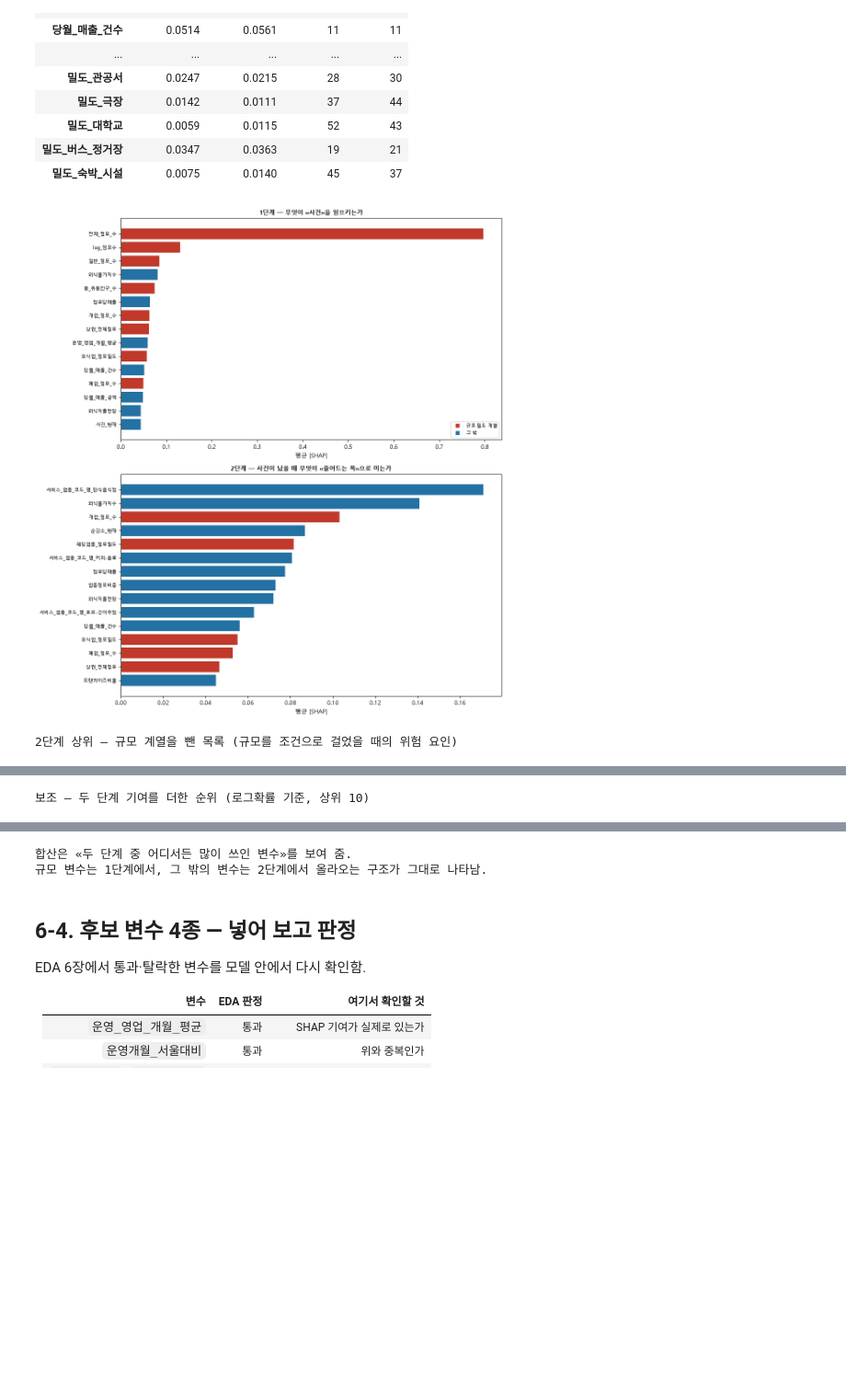
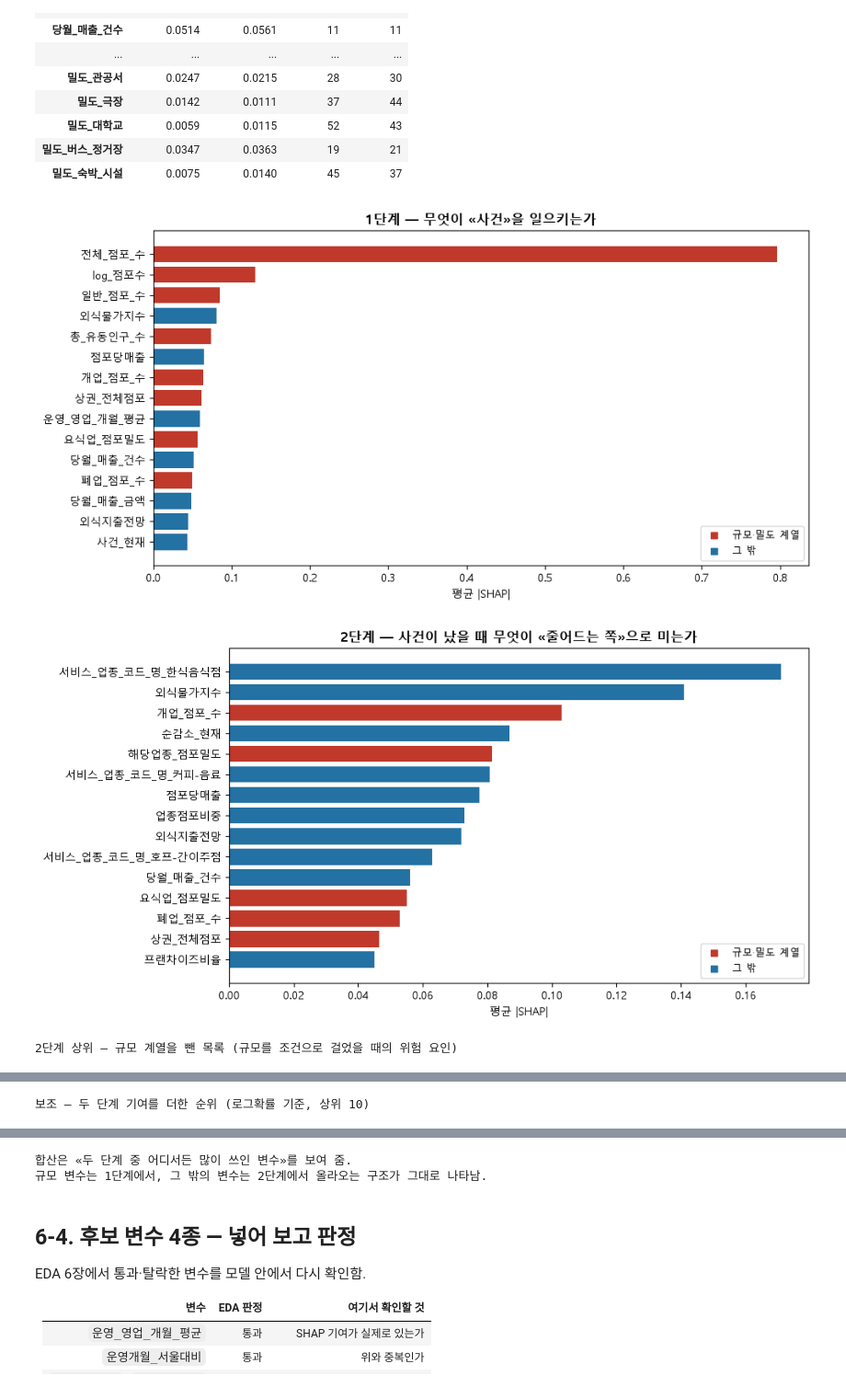
Before and after one commit to d97610-cloud/ai-data-bootcamp, a Jupyter notebook: MLProject/상권_폐업위험_모델링.ipynb, the cells around one changed output, grey strips where cells are left out. Shown at 92% size. Cells and saved outputs as stored; diff of their text form; code cells hidden in the pictures; blank space fills up the shorter version.

```diff
--- a/MLProject/상권_폐업위험_모델링.ipynb
+++ b/MLProject/상권_폐업위험_모델링.ipynb
@@ -305,18 +305,20 @@ print(f"참고: 전부 0으로 찍어도 정확도는 {1-yva.mean():.1%} 임 —
 
 대신 7장에서 1위 모델과 **같은 테스트 분기에 나란히 놓고** 성능을 보고함.
 # %%
-fig, ax = plt.subplots(2, 1, figsize=(11, 9.5))
+fig, ax = plt.subplots(figsize=(10, 5.2)); ax = [ax]
 for name, (mdl, mode) in fitted.items():
     s = score_of(mdl, Xva_f if mode == "fill" else Xva)
     pr, rc, _ = precision_recall_curve(yva, s)
     ax[0].plot(rc, pr, lw=1.6, label=f"{name} (AP={average_precision_score(yva,s):.3f})")
 ax[0].axhline(yva.mean(), ls="--", c="gray", lw=1, label=f"기저율 {yva.mean():.3f}")
 ax[0].set_xlabel("재현율"); ax[0].set_ylabel("정밀도")
-ax[0].set_title("검증(2025Q4 결과) 정밀도-재현율 곡선", weight="bold"); ax[0].legend(fontsize=7.5)
+ax[0].set_title("검증(2025Q4 결과) 정밀도-재현율 곡선", weight="bold"); ax[0].legend(fontsize=9)
+plt.tight_layout(); plt.savefig(FIG / "model_pr.png", dpi=130); plt.show()
 
+fig, ax = plt.subplots(figsize=(10, 4.2)); ax = [None, ax]
 CMP["AP"].sort_values().plot.barh(ax=ax[1], color="#5b8db8")
 ax[1].axvline(yva.mean(), ls="--", c="gray", lw=1)
 ax[1].set_title("모델별 AP — 정밀도-재현율 곡선 아래 면적 (점선 = 기저율)",
-                weight="bold", fontsize=10); ax[1].set_xlabel("AP")
+                weight="bold", fontsize=11); ax[1].set_xlabel("AP")
 plt.tight_layout(); plt.savefig(FIG / "model_compare.png", dpi=130); plt.show()
 # %% [output]
@@ -975,32 +978,34 @@ display(cmp_tab.round(4))
 | 밀도_버스_정거장 | 0.0347 | 0.0363 | 19 | 21 |
 | 밀도_숙박_시설 | 0.0075 | 0.0140 | 45 | 37 |
 # %%
-fig, ax = plt.subplots(2, 1, figsize=(11, 12))
-for a_, imp_, ttl in [(ax[0], imp1, "1단계 — 무엇이 «사건»을 일으키는가"),
-                      (ax[1], imp2, "2단계 — 사건이 났을 때 무엇이 «줄어드는 쪽»으로 미는가")]:
+for imp_, ttl, fn in [(imp1, "1단계 — 무엇이 «사건»을 일으키는가", "shap_stage1.png"),
+                      (imp2, "2단계 — 사건이 났을 때 무엇이 «줄어드는 쪽»으로 미는가", "shap_stage2.png")]:
+    fig, a_ = plt.subplots(figsize=(10, 5.2))
     top = imp_.head(15)[::-1]
     cols = ["#c0392b" if c in SIZE_LIKE2 else "#2471a3" for c in top.index]
     a_.barh(range(len(top)), top.values, color=cols)
-    a_.set_yticks(range(len(top))); a_.set_yticklabels(top.index, fontsize=8)
-    a_.set_xlabel("평균 |SHAP|"); a_.set_title(ttl, weight="bold", fontsize=10)
-ax[0].plot([], [], "s", c="#c0392b", label="규모·밀도 계열"); ax[0].plot([], [], "s", c="#2471a3", label="그 밖")
-ax[0].legend(fontsize=8, loc="lower right")
-plt.tight_layout(); plt.savefig(FIG / "shap_two_stage.png", dpi=130); plt.show()
+    a_.set_yticks(range(len(top))); a_.set_yticklabels(top.index, fontsize=10)
+    a_.set_xlabel("평균 |SHAP|"); a_.set_title(ttl, weight="bold", fontsize=12)
+    a_.plot([], [], "s", c="#c0392b", label="규모·밀도 계열")
+    a_.plot([], [], "s", c="#2471a3", label="그 밖")
+    a_.legend(fontsize=9, loc="lower right")
+    plt.tight_layout(); plt.savefig(FIG / fn, dpi=130); plt.show()
 
 print("2단계 상위 — 규모 계열을 뺀 목록 (규모를 조건으로 걸었을 때의 위험 요인)")
 display(imp2[~imp2.index.isin(SIZE_LIKE2)].head(12).round(4).to_frame("2단계 평균 |SHAP|"))
 
 # 보조 — 로그 가법 결합
 p1v = np.clip(m1.predict_proba(samp2)[:, 1], 1e-9, 1)
 p2v = np.clip(m2.predict_proba(samp2)[:, 1], 1e-9, 1)
 comb = pd.Series(np.abs(sv1).mean(axis=0) + np.abs(sv2).mean(axis=0),
                  index=samp2.columns).sort_values(ascending=False)
 print("\n보조 — 두 단계 기여를 더한 순위 (로그확률 기준, 상위 10)")
 display(comb.head(10).round(4).to_frame("합산 |SHAP|"))
 print("합산은 «두 단계 중 어디서든 많이 쓰인 변수»를 보여 줌.")
 print("규모 변수는 1단계에서, 그 밖의 변수는 2단계에서 올라오는 구조가 그대로 나타남.")
 # %% [output]
-[figure, old version]
+[figure, new version]
+[figure, added]
 2단계 상위 — 규모 계열을 뺀 목록 (규모를 조건으로 걸었을 때의 위험 요인)
 |  | 2단계 평균 |SHAP| |
 | 서비스_업종_코드_명_한식음식점 | 0.1710 |
```
Also changed, not shown: parts of 3 cells of this notebook, 5 other files.
